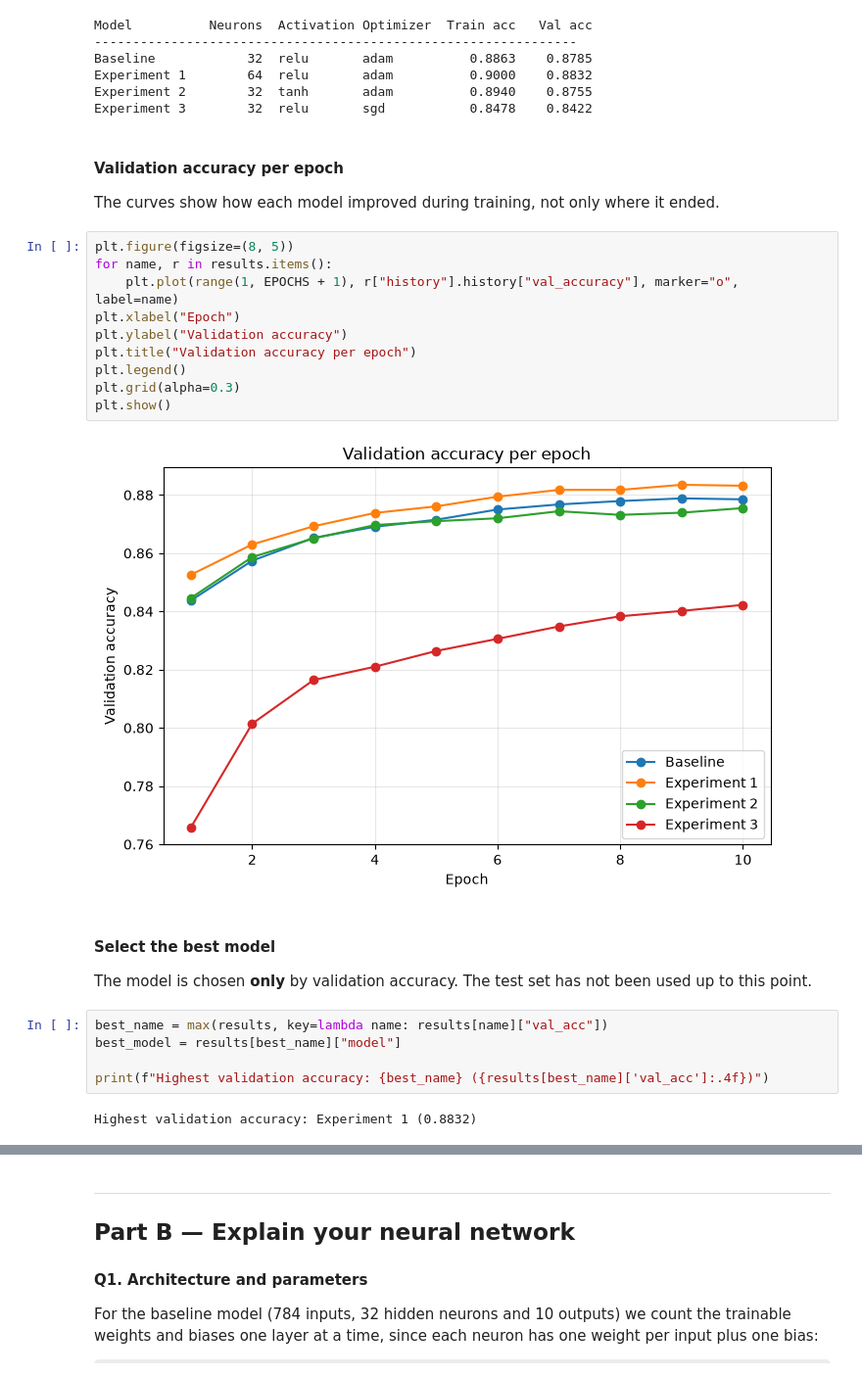
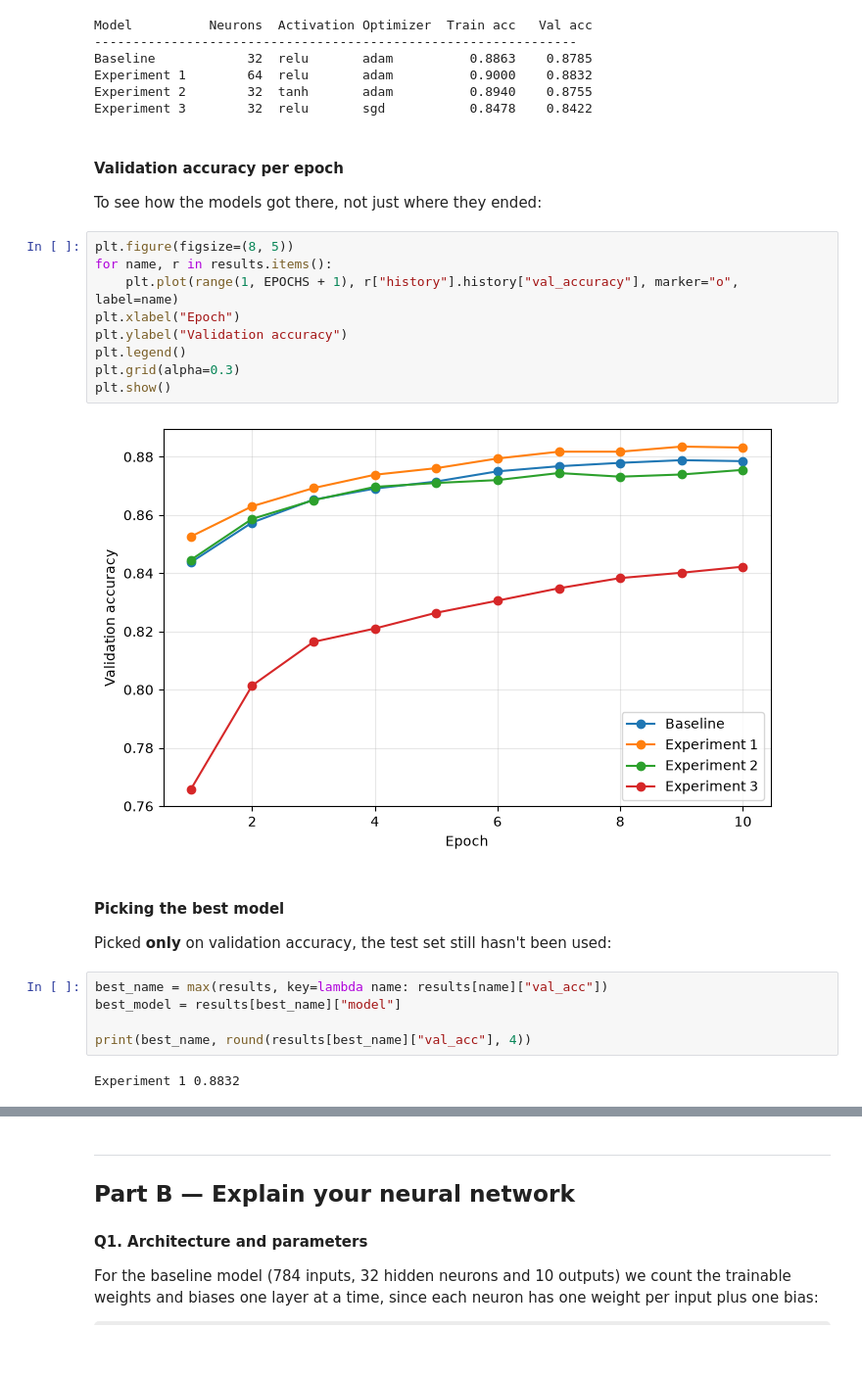
Before and after one commit to J-0-S-E/IE500618-Assignment-3, a Jupyter notebook: Fashion-MNIST_Classification.ipynb, the cells around one changed output, grey strips where cells are left out. Shown at 98% size. Cells and saved outputs as stored; diff of their text form; some formulas as TeX source; blank space fills up the shorter version.

```diff
--- a/Fashion-MNIST_Classification.ipynb
+++ b/Fashion-MNIST_Classification.ipynb
@@ -338,28 +311,27 @@ Experiment 2        32  tanh       adam          0.8940    0.8755
 Experiment 3        32  relu       sgd           0.8478    0.8422
 # %% [markdown]
 #### Validation accuracy per epoch
-The curves show how each model improved during training, not only where it ended.
+To see how the models got there, not just where they ended:
 # %%
 plt.figure(figsize=(8, 5))
 for name, r in results.items():
     plt.plot(range(1, EPOCHS + 1), r["history"].history["val_accuracy"], marker="o", label=name)
 plt.xlabel("Epoch")
 plt.ylabel("Validation accuracy")
-plt.title("Validation accuracy per epoch")
 plt.legend()
 plt.grid(alpha=0.3)
 plt.show()
 # %% [output]
-[figure, old version]
+[figure, new version]
 # %% [markdown]
-#### Select the best model
-The model is chosen **only** by validation accuracy. The test set has not been used up to this point.
+#### Picking the best model
+Picked **only** on validation accuracy, the test set still hasn't been used:
 # %%
 best_name = max(results, key=lambda name: results[name]["val_acc"])
 best_model = results[best_name]["model"]
 
-print(f"Highest validation accuracy: {best_name} ({results[best_name]['val_acc']:.4f})")
+print(best_name, round(results[best_name]["val_acc"], 4))
 # %% [output]
-Highest validation accuracy: Experiment 1 (0.8832)
+Experiment 1 0.8832
 # %% [markdown]
 #### Test accuracy of the selected model
```
Also changed, not shown: parts of 26 cells of this notebook.
